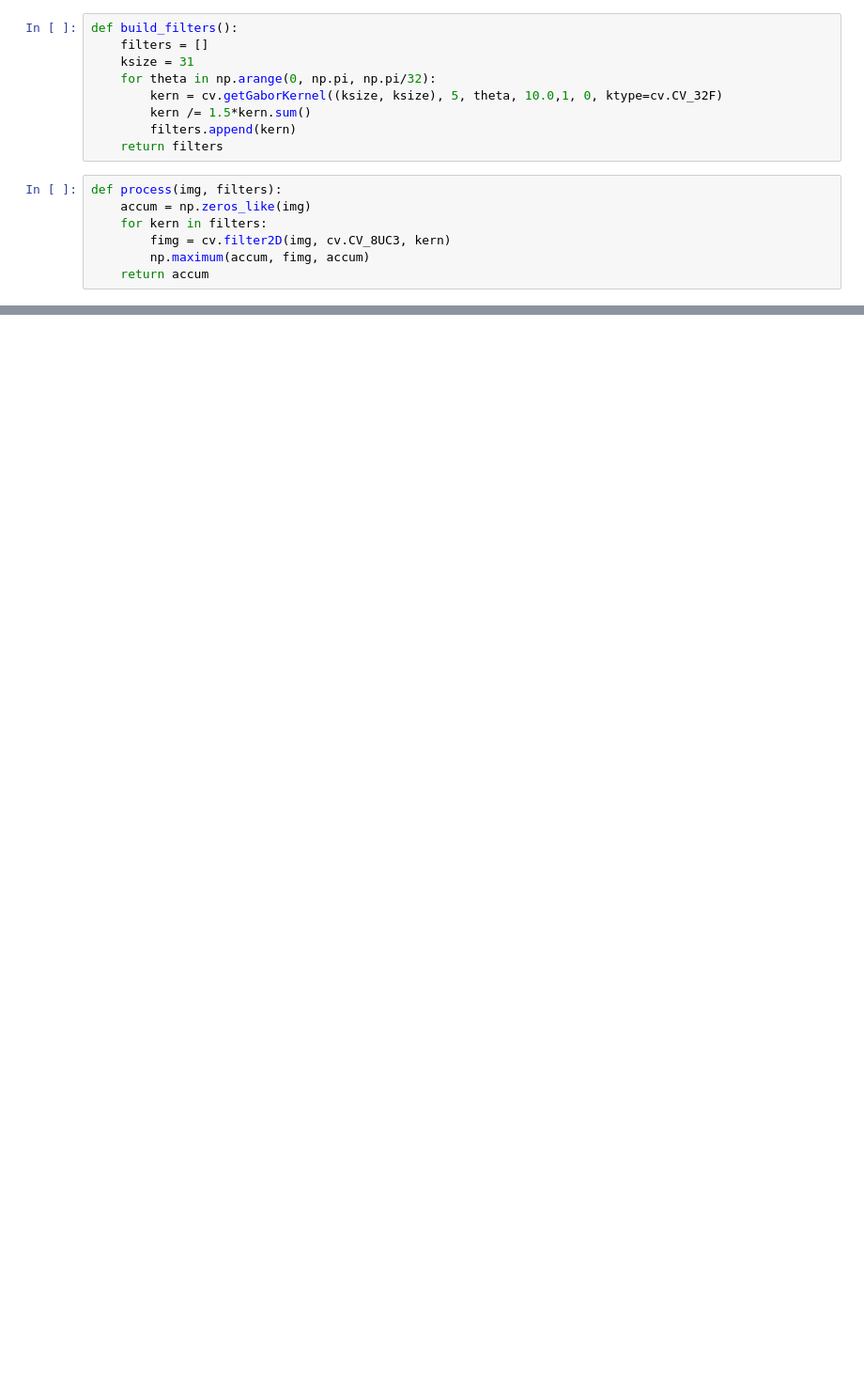
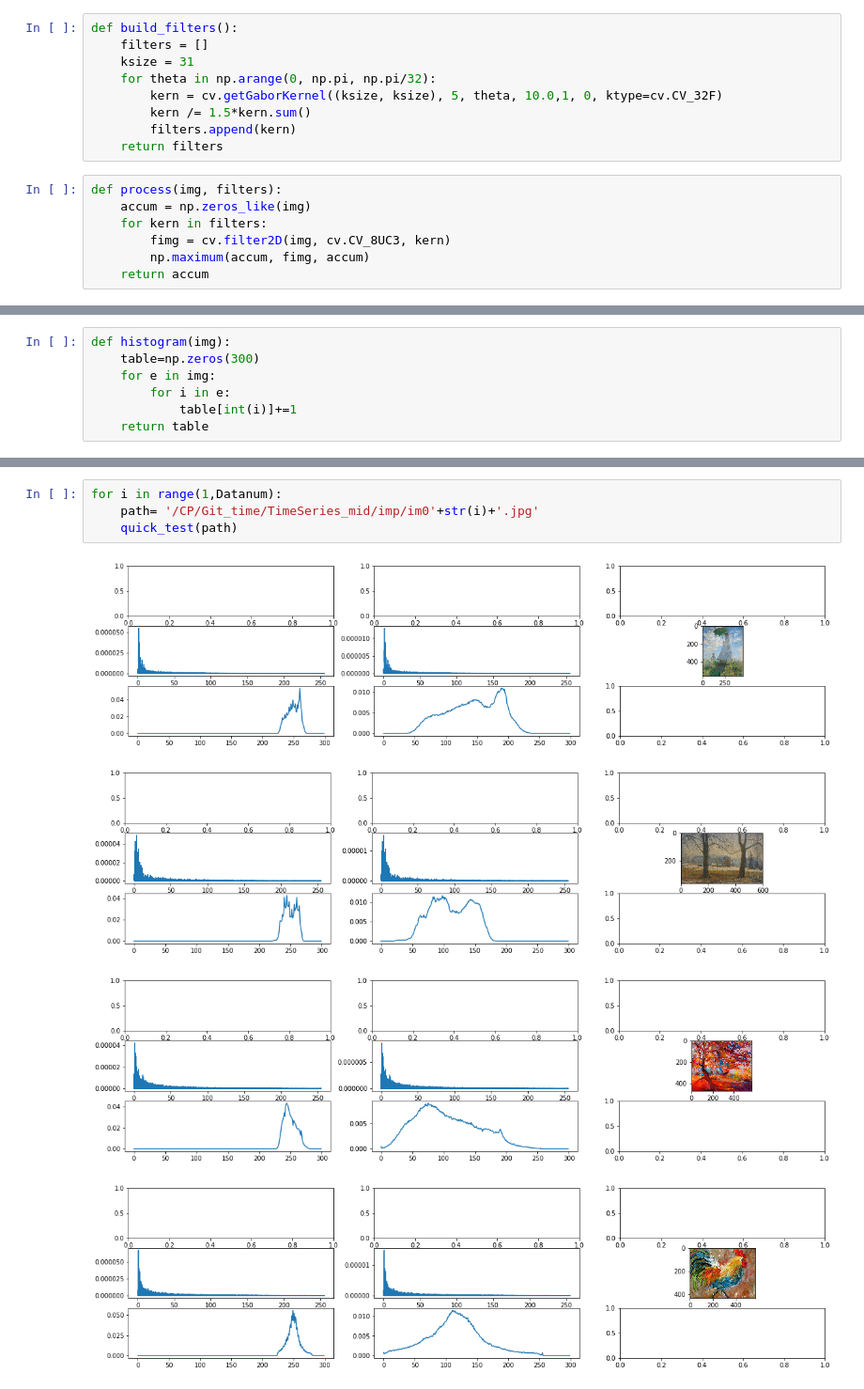
Before and after one commit to SSripilaipong/TimeSeries_mid, a Jupyter notebook: try_art_gen_commontype.ipynb, the cells around one changed output, grey strips where cells are left out. Shown at 94% size. Saved outputs shown, nothing was run; the diff lists cells and outputs as text; blank space fills up the shorter version.

```diff
--- a/try_art_gen_commontype.ipynb
+++ b/try_art_gen_commontype.ipynb
@@ -192,0 +92,7 @@ quick_test('/CP/Git_time/TimeSeries_mid/middle/m09.jpg')
+# %%
+def histogram(img):
+    table=np.zeros(300)
+    for e in img:
+        for i in e:
+            table[int(i)]+=1
+    return table
@@ -192,0 +162,9 @@ quick_test('/CP/Git_time/TimeSeries_mid/middle/m09.jpg')
+# %%
+for i in range(1,Datanum):
+    path= '/CP/Git_time/TimeSeries_mid/imp/im0'+str(i)+'.jpg'
+    quick_test(path)
+# %% [output]
+[figure, added]
+[figure, added]
+[figure, added]
+[figure, added]
```
Also changed, not shown: parts of 53 cells of this notebook.
